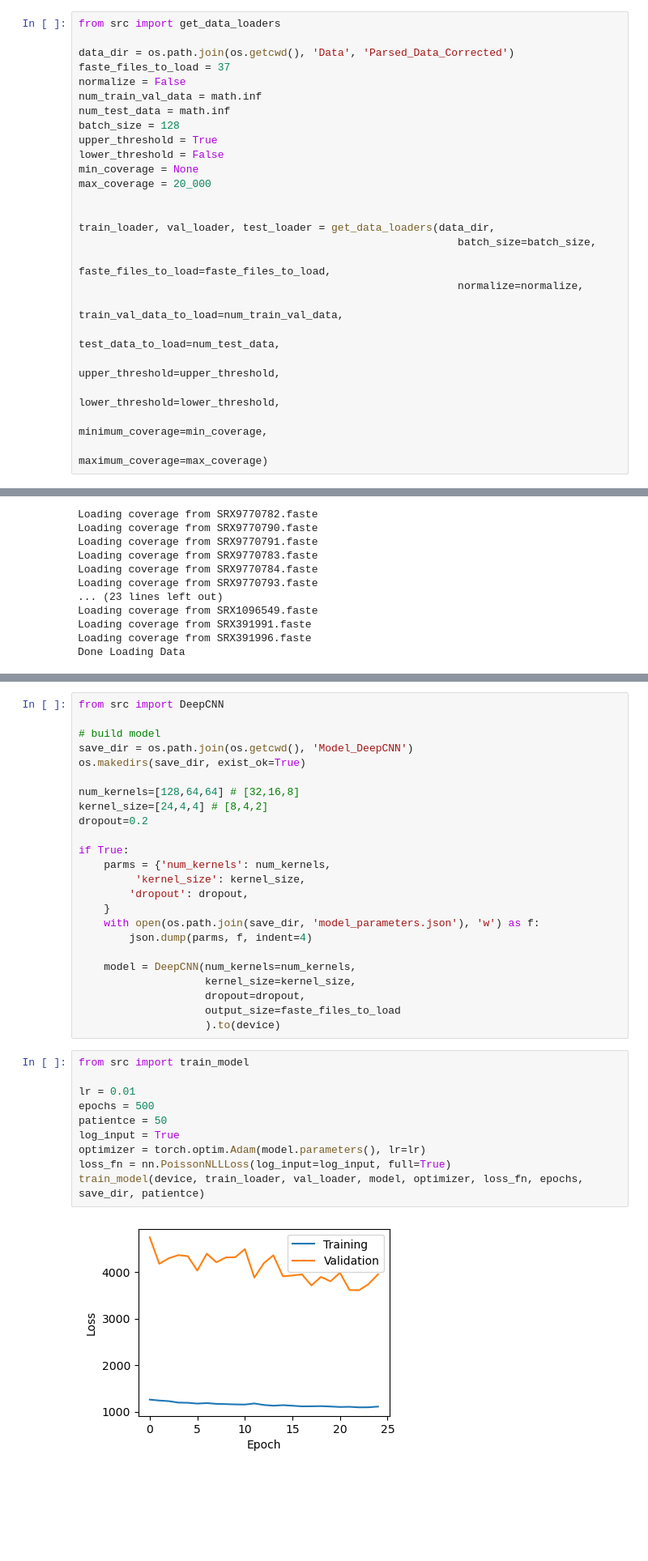
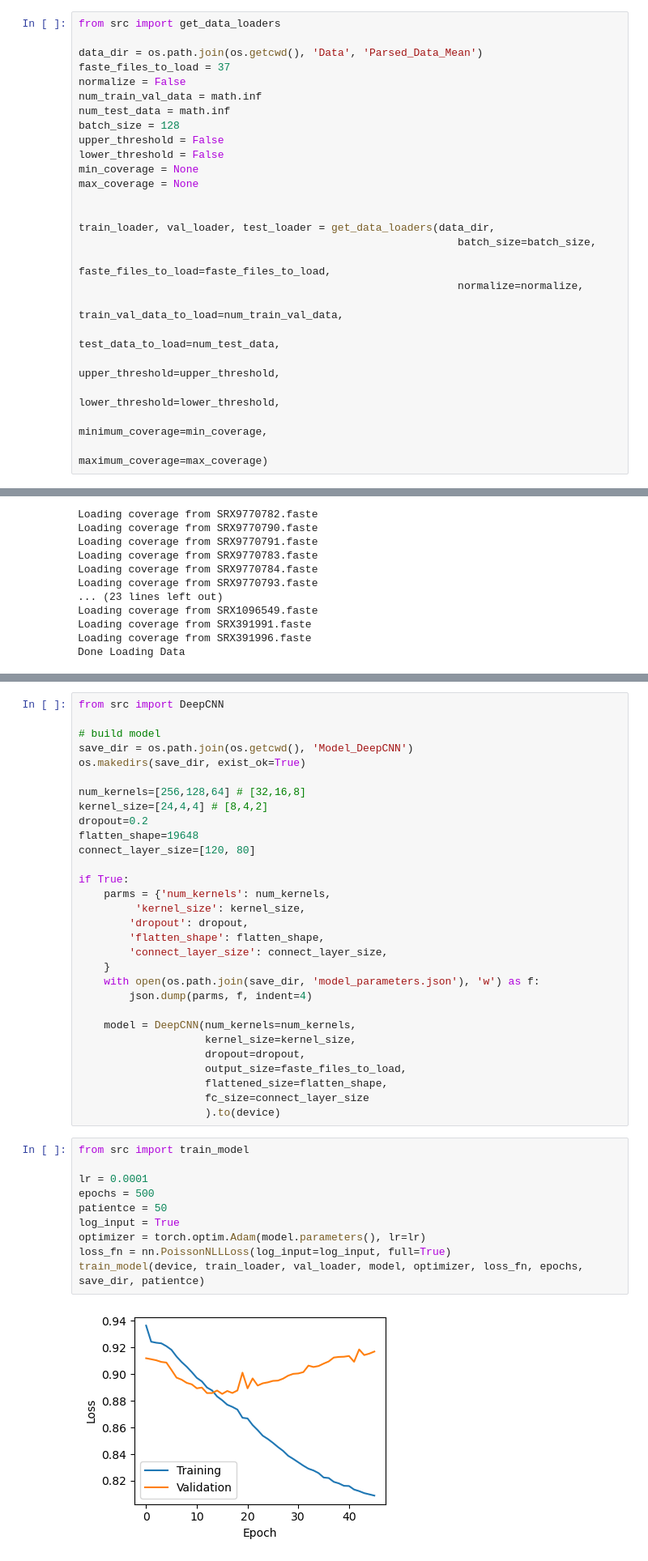
Before and after one commit to tedmonyak/CS525Arabidopsis, a Jupyter notebook: Notebooks/Train_DeepCNN.ipynb, the cells around one changed output, grey strips where cells are left out. Shown at 81% size. Drawn from its saved outputs; the diff is of its cells as text; blank space fills up the shorter version.

```diff
--- a/Notebooks/Train_DeepCNN.ipynb
+++ b/Notebooks/Train_DeepCNN.ipynb
@@ -25,16 +25,16 @@ Using cuda device
 # %%
 from src import get_data_loaders
 
-data_dir = os.path.join(os.getcwd(), 'Data', 'Parsed_Data_Corrected')
+data_dir = os.path.join(os.getcwd(), 'Data', 'Parsed_Data_Mean')
 faste_files_to_load = 37
 normalize = False
 num_train_val_data = math.inf
 num_test_data = math.inf
 batch_size = 128
-upper_threshold = True
+upper_threshold = False
 lower_threshold = False
 min_coverage = None
-max_coverage = 20_000
+max_coverage = None
 
 
 train_loader, val_loader, test_loader = get_data_loaders(data_dir,
@@ -72,14 +76,18 @@ from src import DeepCNN
 save_dir = os.path.join(os.getcwd(), 'Model_DeepCNN')
 os.makedirs(save_dir, exist_ok=True)
 
-num_kernels=[128,64,64] # [32,16,8]
+num_kernels=[256,128,64] # [32,16,8]
 kernel_size=[24,4,4] # [8,4,2]
 dropout=0.2
+flatten_shape=19648
+connect_layer_size=[120, 80]
 
 if True:
     parms = {'num_kernels': num_kernels,
          'kernel_size': kernel_size,
         'dropout': dropout,
+        'flatten_shape': flatten_shape,
+        'connect_layer_size': connect_layer_size,
     }
     with open(os.path.join(save_dir, 'model_parameters.json'), 'w') as f:
         json.dump(parms, f, indent=4)
@@ -87,17 +95,19 @@ if True:
     model = DeepCNN(num_kernels=num_kernels,
                     kernel_size=kernel_size,
                     dropout=dropout,
-                    output_size=faste_files_to_load
+                    output_size=faste_files_to_load,
+                    flattened_size=flatten_shape,
+                    fc_size=connect_layer_size
                     ).to(device)
 # %%
 from src import train_model
 
-lr = 0.01
+lr = 0.0001
 epochs = 500
 patientce = 50
 log_input = True
 optimizer = torch.optim.Adam(model.parameters(), lr=lr)
 loss_fn = nn.PoissonNLLLoss(log_input=log_input, full=True)
 train_model(device, train_loader, val_loader, model, optimizer, loss_fn, epochs, save_dir, patientce)
 # %% [output]
-[figure, old version]
+[figure, new version]
```
Also changed, not shown: parts of 6 cells of this notebook, 5 other files.
